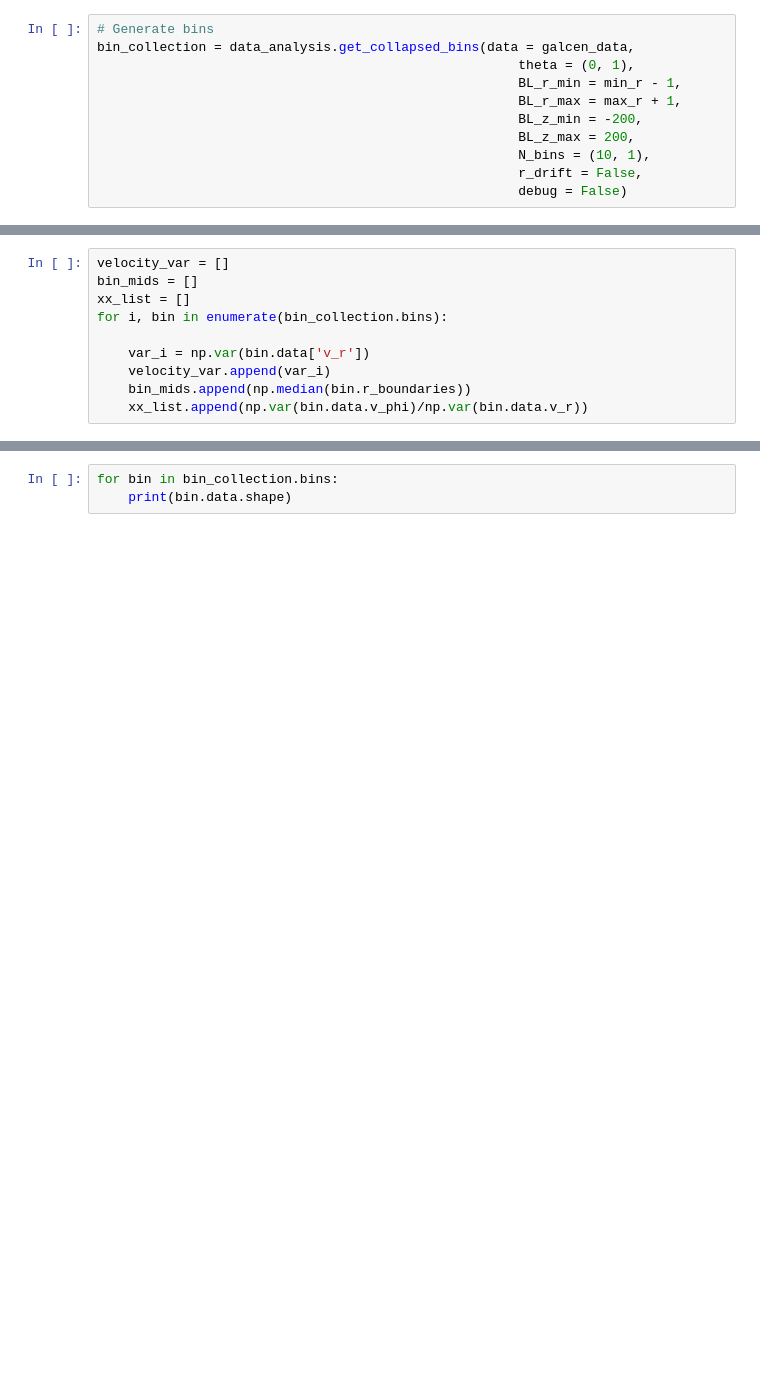
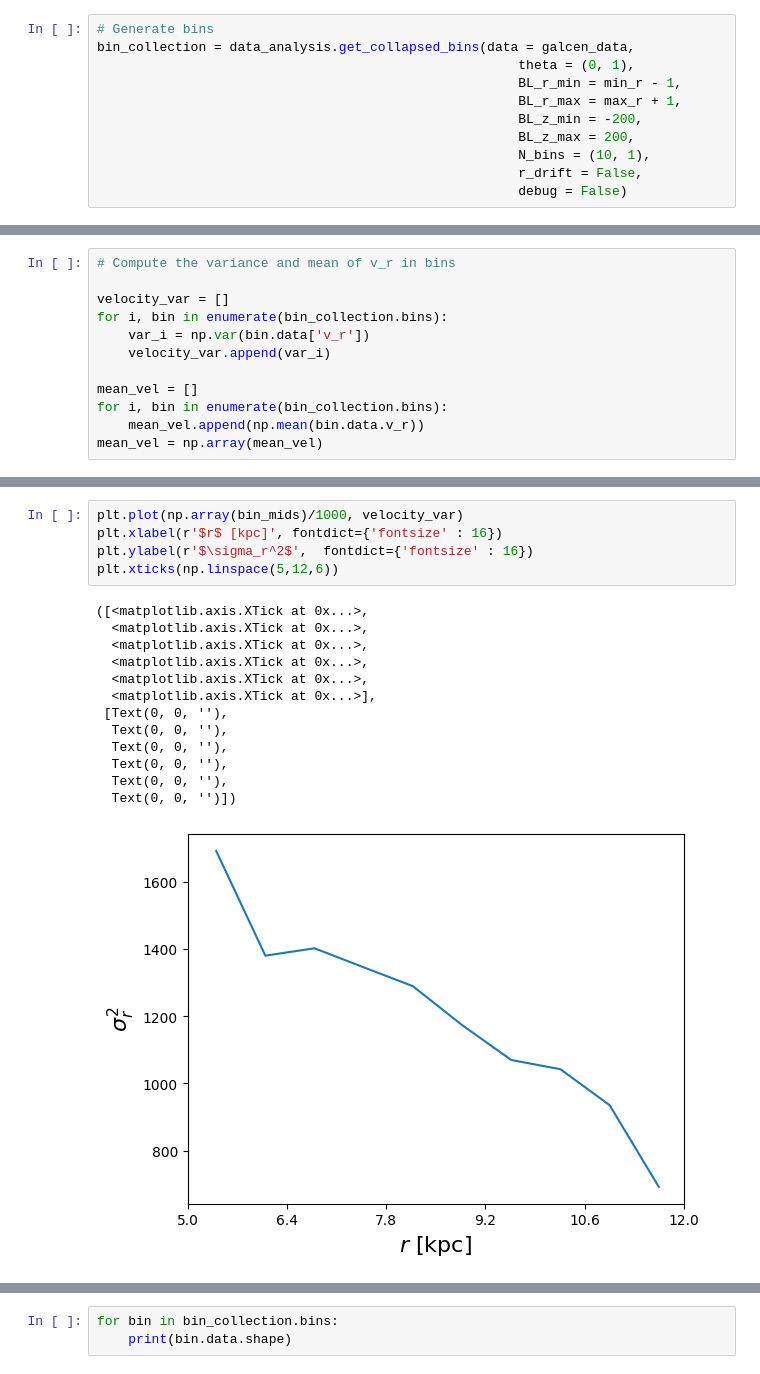
Before and after one commit to HEP-KBFI/gaia-tools, a Jupyter notebook: jupyter-notebook/Vr_Dispersion_Plots.ipynb, the cells around one changed output, grey strips where cells are left out. Saved outputs shown, nothing was run; the diff lists cells and outputs as text; blank space fills up the shorter version.

```diff
--- a/jupyter-notebook/Vr_Dispersion_Plots.ipynb
+++ b/jupyter-notebook/Vr_Dispersion_Plots.ipynb
@@ -99,10 +142,12 @@ plt.xticks(np.linspace(5,12,6))
 # %%
+# Compute the variance and mean of v_r in bins
+
 velocity_var = []
-bin_mids = []
-xx_list = []
 for i, bin in enumerate(bin_collection.bins):
-
     var_i = np.var(bin.data['v_r'])
     velocity_var.append(var_i)
-    bin_mids.append(np.median(bin.r_boundaries))
-    xx_list.append(np.var(bin.data.v_phi)/np.var(bin.data.v_r))
+
+mean_vel = []
+for i, bin in enumerate(bin_collection.bins):
+    mean_vel.append(np.mean(bin.data.v_r))
+mean_vel = np.array(mean_vel)
@@ -127,0 +175,19 @@ plt.xticks(np.linspace(5,12,6))
+# %%
+plt.plot(np.array(bin_mids)/1000, velocity_var)
+plt.xlabel(r'$r$ [kpc]', fontdict={'fontsize' : 16})
+plt.ylabel(r'$\sigma_r^2$',  fontdict={'fontsize' : 16})
+plt.xticks(np.linspace(5,12,6))
+# %% [output]
+([<matplotlib.axis.XTick at 0x...>,
+  <matplotlib.axis.XTick at 0x...>,
+  <matplotlib.axis.XTick at 0x...>,
+  <matplotlib.axis.XTick at 0x...>,
+  <matplotlib.axis.XTick at 0x...>,
+  <matplotlib.axis.XTick at 0x...>],
+ [Text(0, 0, ''),
+  Text(0, 0, ''),
+  Text(0, 0, ''),
+  Text(0, 0, ''),
+  Text(0, 0, ''),
+  Text(0, 0, '')])
+[figure, added]
```
Also changed, not shown: parts of 12 cells of this notebook.
